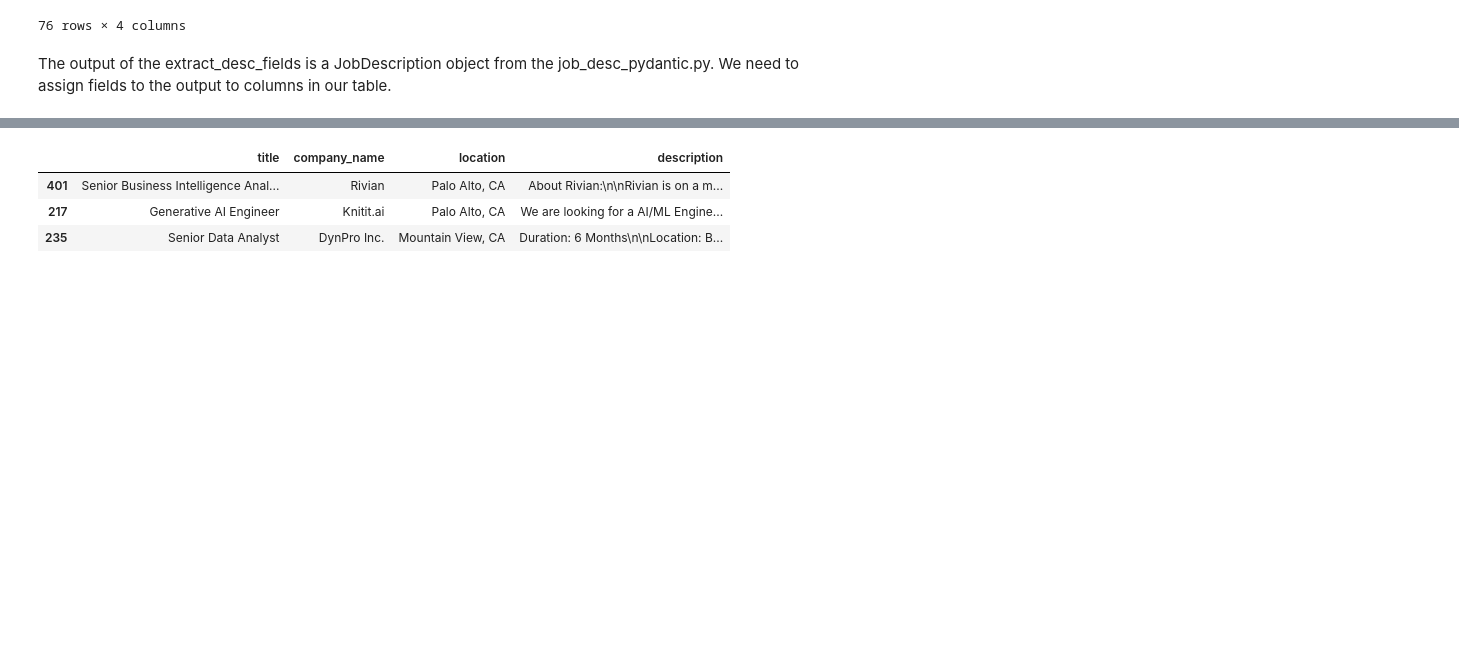
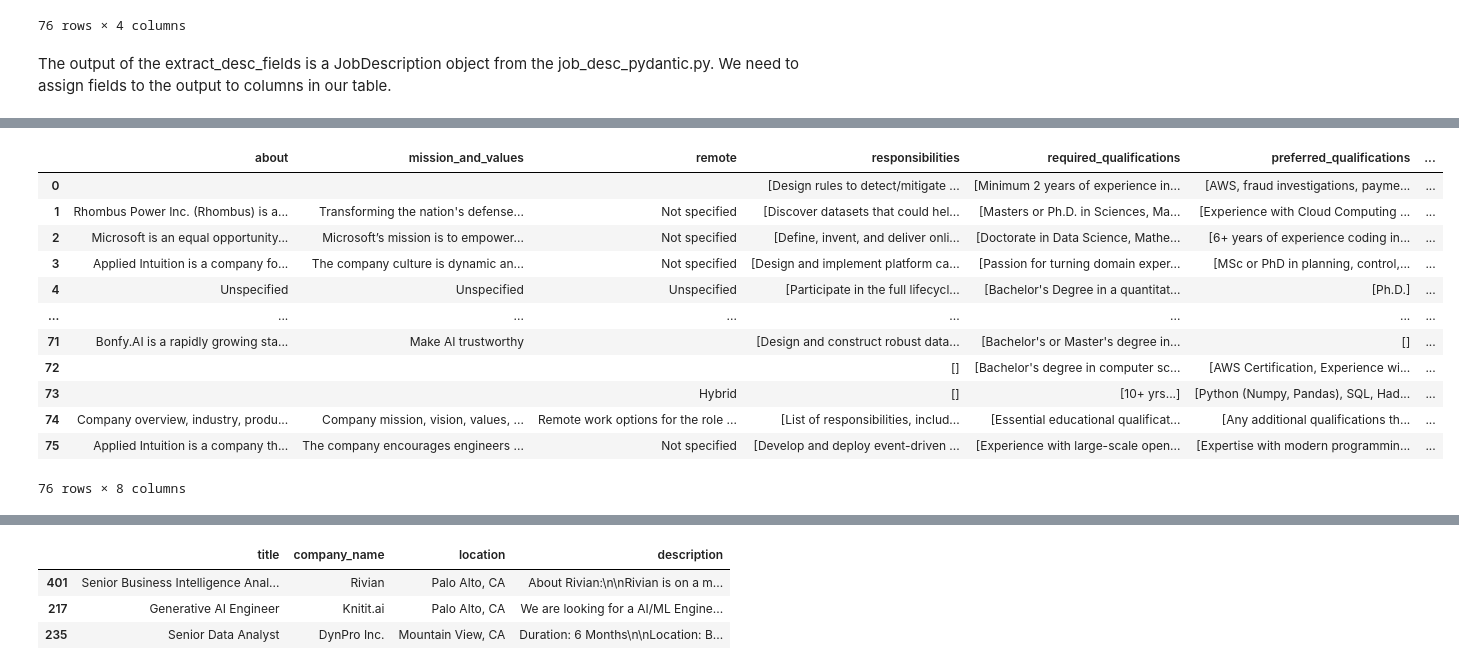
Before and after one commit to Break-Into-Data/ml_project_job_analysis, a Jupyter notebook: notebooks/parse_description_test.ipynb, the cells around one changed output, grey strips where cells are left out. Drawn from its saved outputs; the diff is of its cells as text; code cells hidden in the pictures; blank space fills up the shorter version.

Commit message:
successfully able to extract the description information back into a pandas dataframe. Need to look how to write to the database after every call instead of doing it in such large batches.

```diff
--- a/notebooks/parse_description_test.ipynb
+++ b/notebooks/parse_description_test.ipynb
@@ -95,0 +116,22 @@ output = filtered_title_company['description'].apply(filtered_parse_desc)
+# %%
+import pandas as pd
+
+# Assuming your Series is named 'output'
+df = pd.DataFrame(output.tolist(), columns=['about', 'mission_and_values', 'remote', 'responsibilities', 'required_qualifications', 'preferred_qualifications', 'salary_or_pay_range', 'benefits_and_perks'])
+
+# Print the resulting DataFrame
+df
+# %% [output]
+|  | about | mission_and_values | remote | responsibilities | required_qualifications | preferred_qualifications | ... |
+| 0 |  |  |  | [Design rules to detect/mitigate ... | [Minimum 2 years of experience in... | [AWS, fraud investigations, payme... | ... |
+| 1 | Rhombus Power Inc. (Rhombus) is a... | Transforming the nation's defense... | Not specified | [Discover datasets that could hel... | [Masters or Ph.D. in Sciences, Ma... | [Experience with Cloud Computing ... | ... |
+| 2 | Microsoft is an equal opportunity... | Microsoft’s mission is to empower... | Not specified | [Define, invent, and deliver onli... | [Doctorate in Data Science, Mathe... | [6+ years of experience coding in... | ... |
+| 3 | Applied Intuition is a company fo... | The company culture is dynamic an... | Not specified | [Design and implement platform ca... | [Passion for turning domain exper... | [MSc or PhD in planning, control,... | ... |
+| 4 | Unspecified | Unspecified | Unspecified | [Participate in the full lifecycl... | [Bachelor's Degree in a quantitat... | [Ph.D.] | ... |
+| ... | ... | ... | ... | ... | ... | ... | ... |
+| 71 | Bonfy.AI is a rapidly growing sta... | Make AI trustworthy |  | [Design and construct robust data... | [Bachelor's or Master's degree in... | [] | ... |
+| 72 |  |  |  | [] | [Bachelor's degree in computer sc... | [AWS Certification, Experience wi... | ... |
+| 73 |  |  | Hybrid | [] | [10+ yrs...] | [Python (Numpy, Pandas), SQL, Had... | ... |
+| 74 | Company overview, industry, produ... | Company mission, vision, values, ... | Remote work options for the role ... | [List of responsibilities, includ... | [Essential educational qualificat... | [Any additional qualifications th... | ... |
+| 75 | Applied Intuition is a company th... | The company encourages engineers ... | Not specified | [Develop and deploy event-driven ... | [Experience with large-scale open... | [Expertise with modern programmin... | ... |
+76 rows × 8 columns
```
Also changed, not shown: parts of 9 cells of this notebook, 2 other files.
